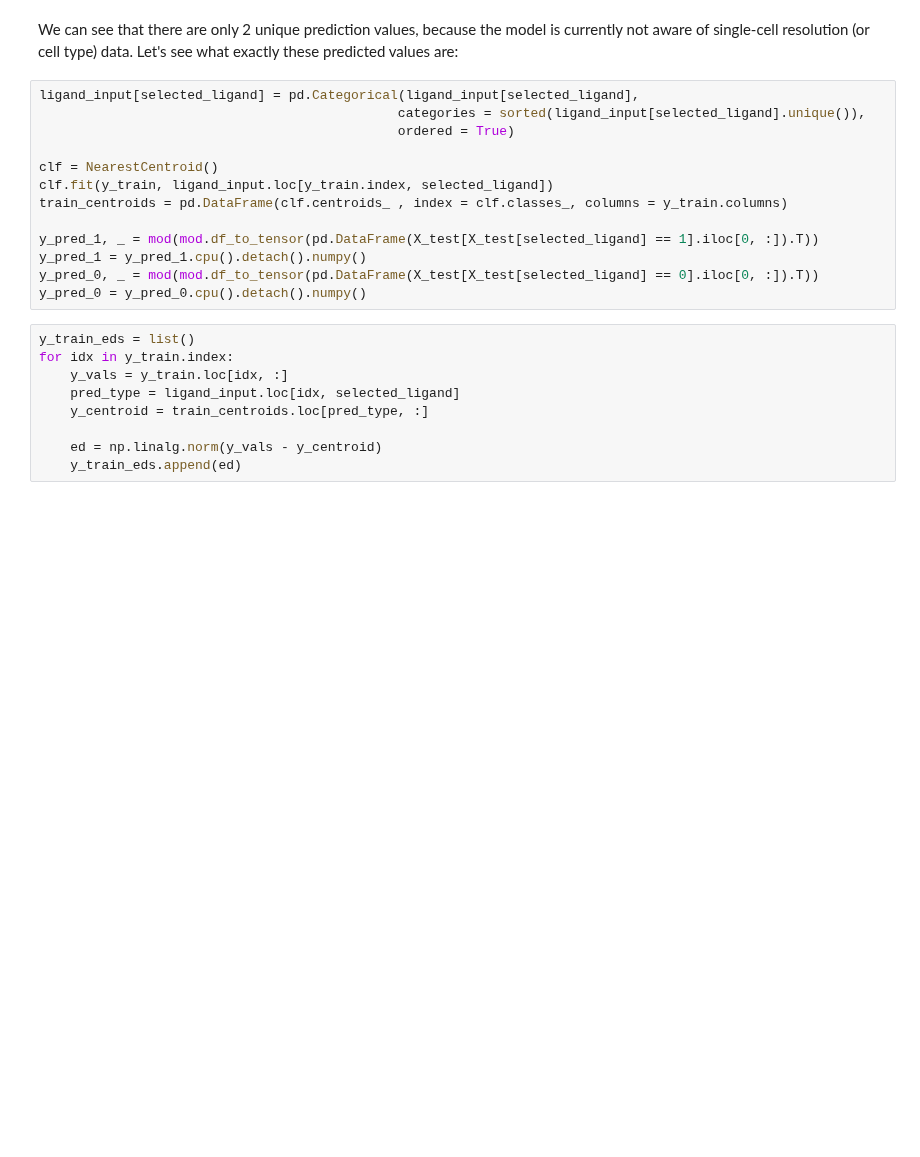
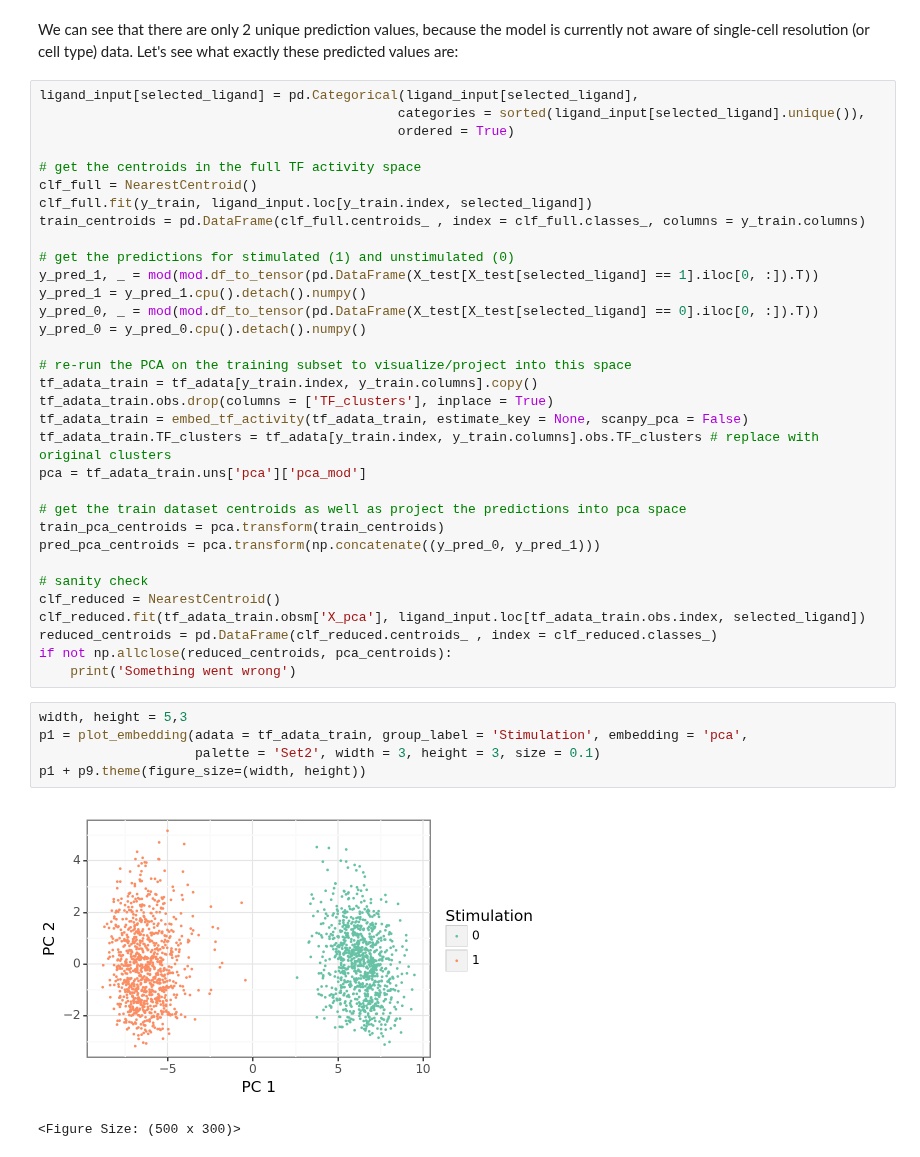
Before and after one commit to hmbaghdassarian/scLEMBAS, a Jupyter notebook: notebooks/02A_original_performance.ipynb, the cells around one changed output. Drawn from its saved outputs; the diff is of its cells as text; blank space fills up the shorter version.

```diff
--- a/notebooks/02A_original_performance.ipynb
+++ b/notebooks/02A_original_performance.ipynb
@@ -362,20 +394,39 @@ ligand_input[selected_ligand] = pd.Categorical(ligand_input[selected_ligand],
                                               categories = sorted(ligand_input[selected_ligand].unique()),
                                               ordered = True)
 
-clf = NearestCentroid()
-clf.fit(y_train, ligand_input.loc[y_train.index, selected_ligand])
-train_centroids = pd.DataFrame(clf.centroids_ , index = clf.classes_, columns = y_train.columns)
+# get the centroids in the full TF activity space
+clf_full = NearestCentroid()
+clf_full.fit(y_train, ligand_input.loc[y_train.index, selected_ligand])
+train_centroids = pd.DataFrame(clf_full.centroids_ , index = clf_full.classes_, columns = y_train.columns)
 
+# get the predictions for stimulated (1) and unstimulated (0)
 y_pred_1, _ = mod(mod.df_to_tensor(pd.DataFrame(X_test[X_test[selected_ligand] == 1].iloc[0, :]).T))
 y_pred_1 = y_pred_1.cpu().detach().numpy()
 y_pred_0, _ = mod(mod.df_to_tensor(pd.DataFrame(X_test[X_test[selected_ligand] == 0].iloc[0, :]).T))
 y_pred_0 = y_pred_0.cpu().detach().numpy()
+
+# re-run the PCA on the training subset to visualize/project into this space
+tf_adata_train = tf_adata[y_train.index, y_train.columns].copy()
+tf_adata_train.obs.drop(columns = ['TF_clusters'], inplace = True)
+tf_adata_train = embed_tf_activity(tf_adata_train, estimate_key = None, scanpy_pca = False)
+tf_adata_train.TF_clusters = tf_adata[y_train.index, y_train.columns].obs.TF_clusters # replace with original clusters
+pca = tf_adata_train.uns['pca']['pca_mod']
+
+# get the train dataset centroids as well as project the predictions into pca space
+train_pca_centroids = pca.transform(train_centroids)
+pred_pca_centroids = pca.transform(np.concatenate((y_pred_0, y_pred_1)))
+
+# sanity check
+clf_reduced = NearestCentroid()
+clf_reduced.fit(tf_adata_train.obsm['X_pca'], ligand_input.loc[tf_adata_train.obs.index, selected_ligand])
+reduced_centroids = pd.DataFrame(clf_reduced.centroids_ , index = clf_reduced.classes_)
+if not np.allclose(reduced_centroids, pca_centroids):
+    print('Something went wrong')
-# %%
-y_train_eds = list()
-for idx in y_train.index:
-    y_vals = y_train.loc[idx, :]
-    pred_type = ligand_input.loc[idx, selected_ligand]
-    y_centroid = train_centroids.loc[pred_type, :]
-
-    ed = np.linalg.norm(y_vals - y_centroid)
-    y_train_eds.append(ed)
+# %%
+width, height = 5,3
+p1 = plot_embedding(adata = tf_adata_train, group_label = 'Stimulation', embedding = 'pca',
+                    palette = 'Set2', width = 3, height = 3, size = 0.1)
+p1 + p9.theme(figure_size=(width, height))
+# %% [output]
+[figure, added]
+<Figure Size: (500 x 300)>
```
Also changed, not shown: parts of 21 cells of this notebook, 4 other files.
